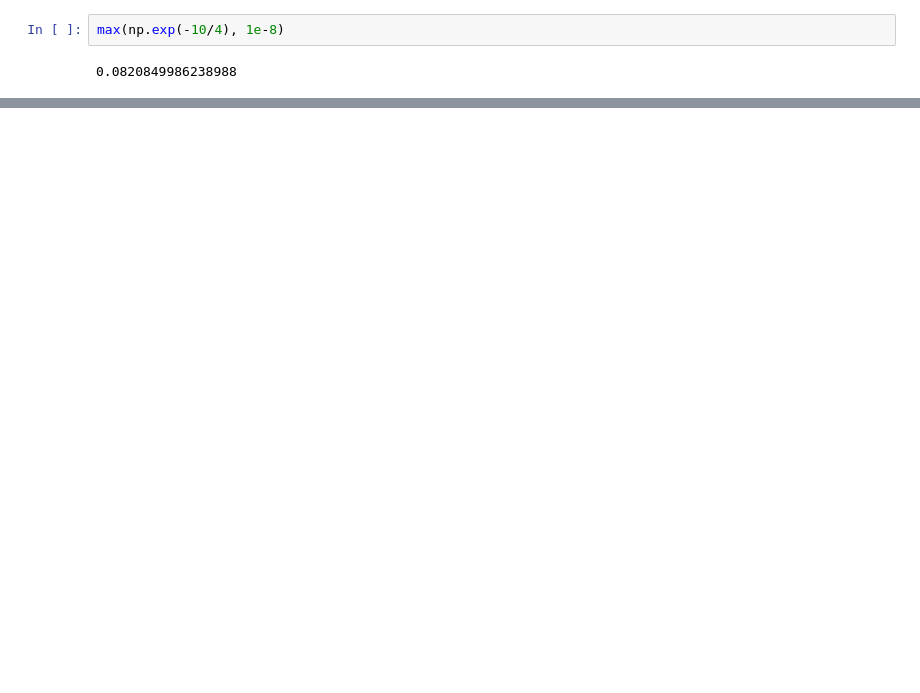
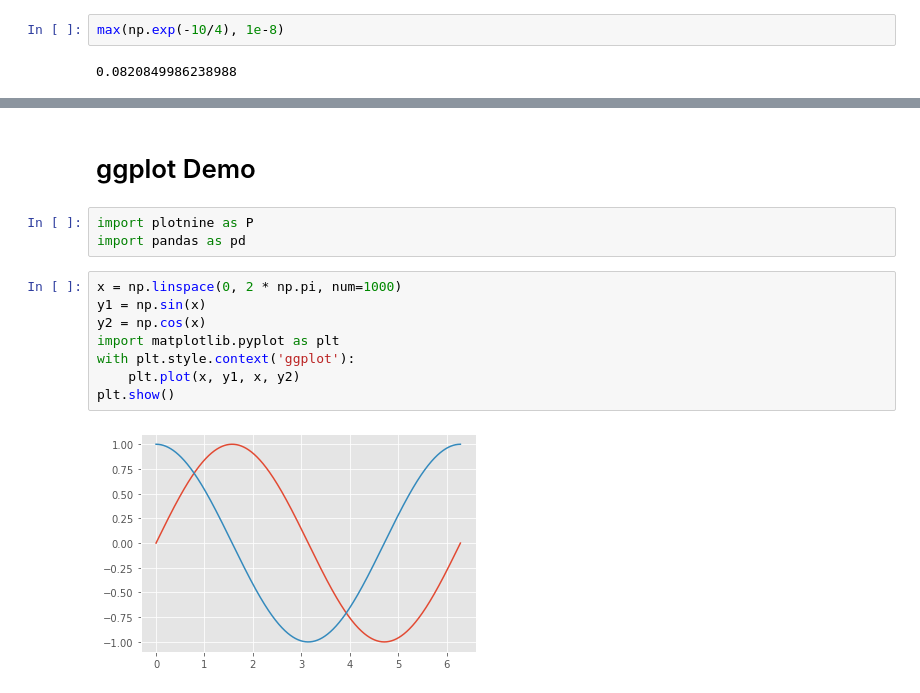
Before and after one commit to guyueshui/InfoCatGAN, a Jupyter notebook: draft.ipynb, the cells around one changed output, grey strips where cells are left out. Drawn from its saved outputs; the diff is of its cells as text; blank space fills up the shorter version.

```diff
--- a/draft.ipynb
+++ b/draft.ipynb
@@ -447,0 +541,16 @@ max(np.exp(-10/4), 1e-8)
+# %% [markdown]
+ggplot Demo
+===========
+# %%
+import plotnine as P
+import pandas as pd
+# %%
+x = np.linspace(0, 2 * np.pi, num=1000)
+y1 = np.sin(x)
+y2 = np.cos(x)
+import matplotlib.pyplot as plt
+with plt.style.context('ggplot'):
+    plt.plot(x, y1, x, y2)
+plt.show()
+# %% [output]
+[figure, added]
```
Also changed, not shown: parts of 44 cells of this notebook, 8 other files.
